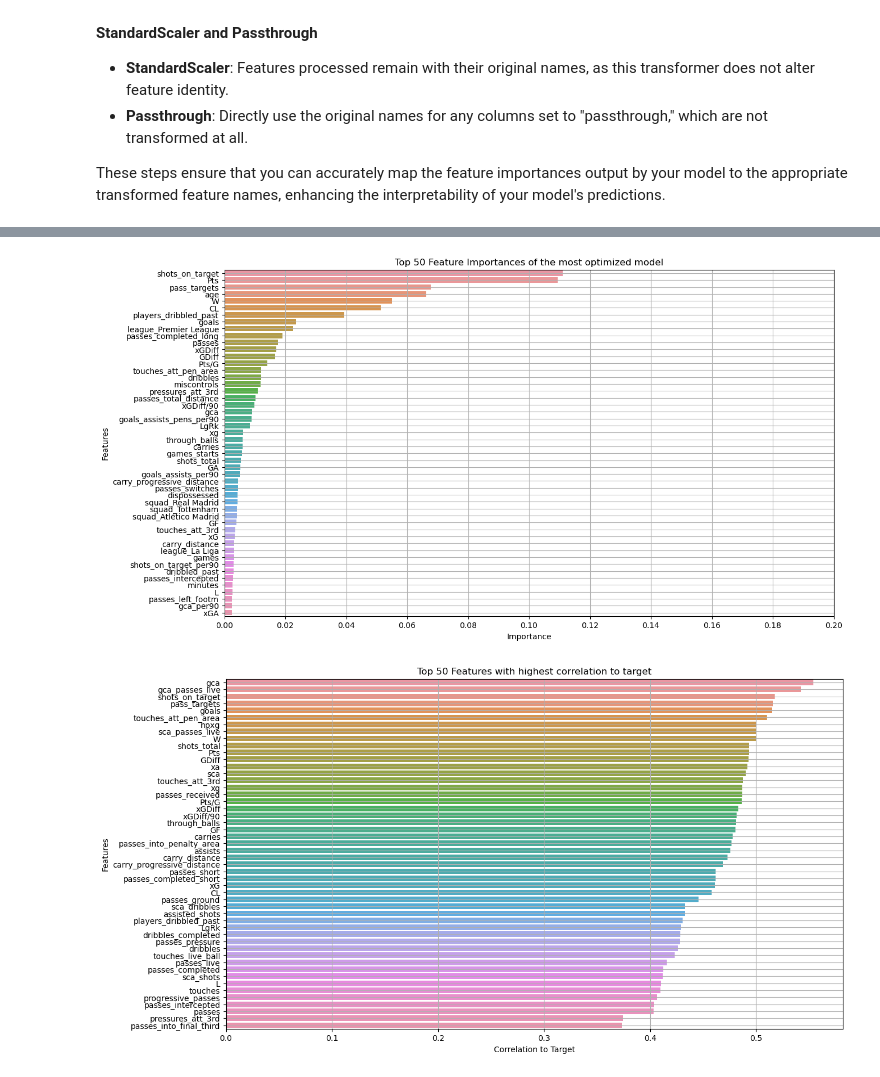
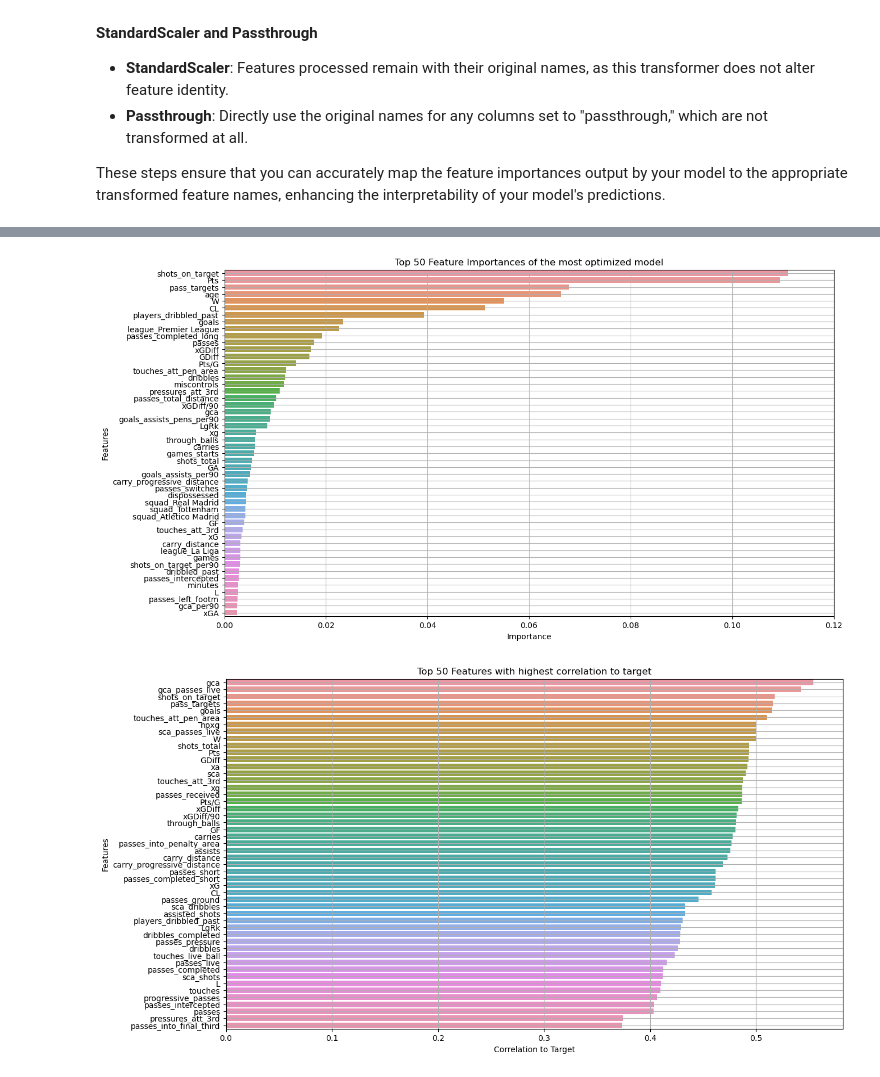
Before and after one commit to samke01/hsaalen-datamining, a Jupyter notebook: Regression/Regression_Modelling_Optimized.ipynb, the cells around one changed output, grey strips where cells are left out. Drawn from its saved outputs; the diff is of its cells as text; code cells hidden in the pictures.

```diff
--- a/Regression/Regression_Modelling_Optimized.ipynb
+++ b/Regression/Regression_Modelling_Optimized.ipynb
@@ -156,10 +142,7 @@ def perform_bayesian_optimization(pipeline, X_train, y_train, param_space, n_ite
     # Fit the model
     opt.fit(X_train, y_train)
 
-    # Best parameters found
-    best_params = opt.best_params_
-
-    return best_params, opt
+    return opt.best_params_, opt
 
 # Example of how to define the parameter space externally:
 # param_space = {
@@ -226,3 +214,5 @@ Optimization results have been written to 'optimization_results.txt'.
+# %%
+write_optimization_results_to_file(best_params, opt.best_score_)
 # %%
 # Prepare parameters in the form required by scikit-learn estimators
 # This typically involves removing any prefixes and adapting parameter names correctly
@@ -464,17 +459,36 @@ print(features_importance.head(10))
 # %%
-plt.figure(figsize=(14, 8))
-sns.barplot(data=features_importance.head(50), x='Importance', y='Feature')
-plt.title('Top 50 Feature Importances of the most optimized model')
-plt.xlabel('Importance')
-plt.ylabel('Features')
-plt.xticks(np.arange(0, 0.21, 0.02))
-# Add a grid for better readability
-plt.grid(True)
+def plot_feature_importances(features_importance, top_n=50):
+    """
+    Plots the top N feature importances for a given model.
 
-# Show the plot
-plt.show()
+    Parameters:
+    - features_importance: A DataFrame containing the features and their importances.
+                            The DataFrame should have columns named 'Feature' and 'Importance'.
+    - top_n: The number of top features to display. Default is 50.
+    """
+    # Prepare the figure
+    plt.figure(figsize=(14, 8))
+
+    # Plot the top N features
+    sns.barplot(data=features_importance.head(top_n), x='Importance', y='Feature')
+
+    # Set the title and labels
+    plt.title('Top 50 Feature Importances of the most optimized model')
+    plt.xlabel('Importance')
+    plt.ylabel('Features')
+
+    # Set the x-ticks to improve readability
+    plt.xticks(np.arange(0, features_importance['Importance'].max() + 0.01, 0.02))
+
+    # Add a grid for better readability
+    plt.grid(True)
+
+    # Show the plot
+    plt.show()
+
+plot_feature_importances(features_importance)
 # %% [output]
-[figure, old version]
+[figure, new version]
 # %%
 def get_top_n_correlated_features(X, y, n=10):
     """
```
Also changed, not shown: parts of 25 cells of this notebook, 12 other files.
